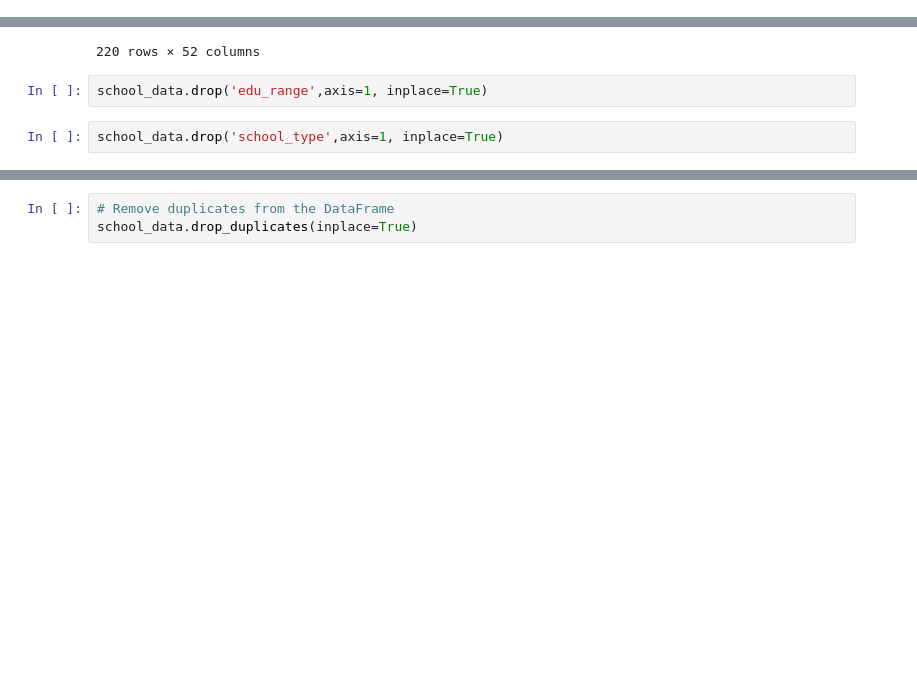
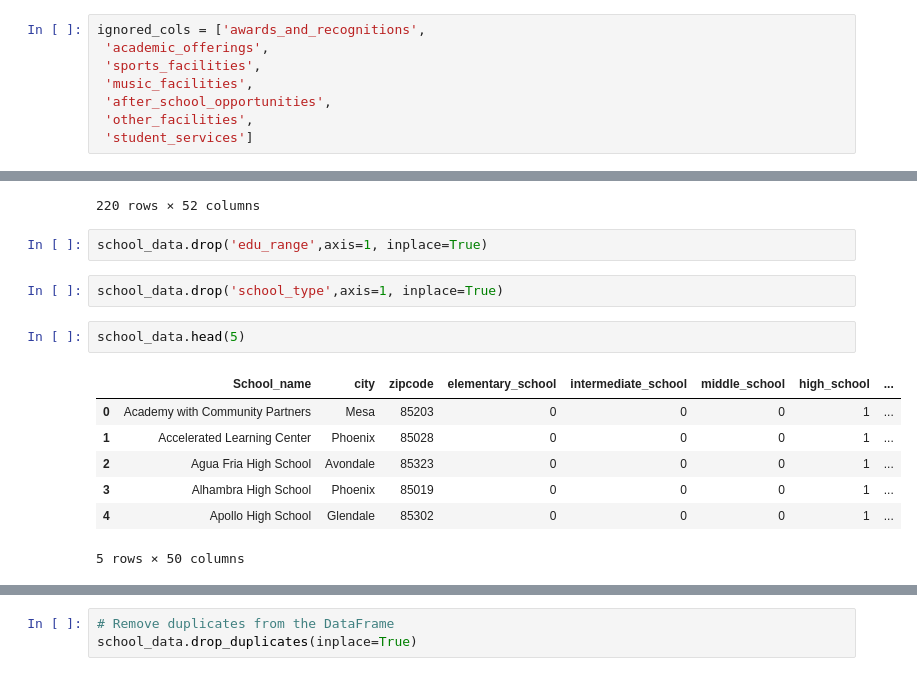
Before and after one commit to rshriharripriya/School_Recommendation_System, a Jupyter notebook: Step_3_data_cleaning.ipynb, the cells around one changed output, grey strips where cells are left out. Drawn from its saved outputs; the diff is of its cells as text; blank space fills up the shorter version.

```diff
--- a/Step_3_data_cleaning.ipynb
+++ b/Step_3_data_cleaning.ipynb
@@ -185,6 +185,14 @@ Name: count, dtype: int64
 pacific_islander_percent
 False    221
 Name: count, dtype: int64
+# %%
+ignored_cols = ['awards_and_recognitions',
+ 'academic_offerings',
+ 'sports_facilities',
+ 'music_facilities',
+ 'after_school_opportunities',
+ 'other_facilities',
+ 'student_services']
 # %%
 
 #Removing '<' symbol
@@ -441,6 +454,16 @@ school_data
 220 rows × 52 columns
 # %%
 school_data.drop('edu_range',axis=1, inplace=True)
+# %%
+school_data.drop('school_type',axis=1, inplace=True)
 # %%
-school_data.drop('school_type',axis=1, inplace=True)
+school_data.head(5)
+# %% [output]
+|  | School_name | city | zipcode | elementary_school | intermediate_school | middle_school | high_school | ... |
+| 0 | Academy with Community Partners | Mesa | 85203 | 0 | 0 | 0 | 1 | ... |
+| 1 | Accelerated Learning Center | Phoenix | 85028 | 0 | 0 | 0 | 1 | ... |
+| 2 | Agua Fria High School | Avondale | 85323 | 0 | 0 | 0 | 1 | ... |
+| 3 | Alhambra High School | Phoenix | 85019 | 0 | 0 | 0 | 1 | ... |
+| 4 | Apollo High School | Glendale | 85302 | 0 | 0 | 0 | 1 | ... |
+5 rows × 50 columns
 # %%
```
Also changed, not shown: parts of 6 cells of this notebook, 7 other files.
